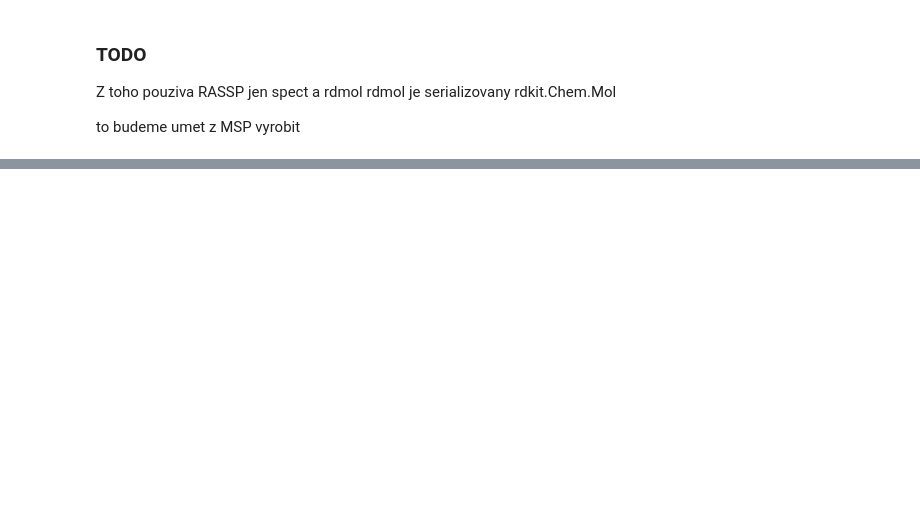
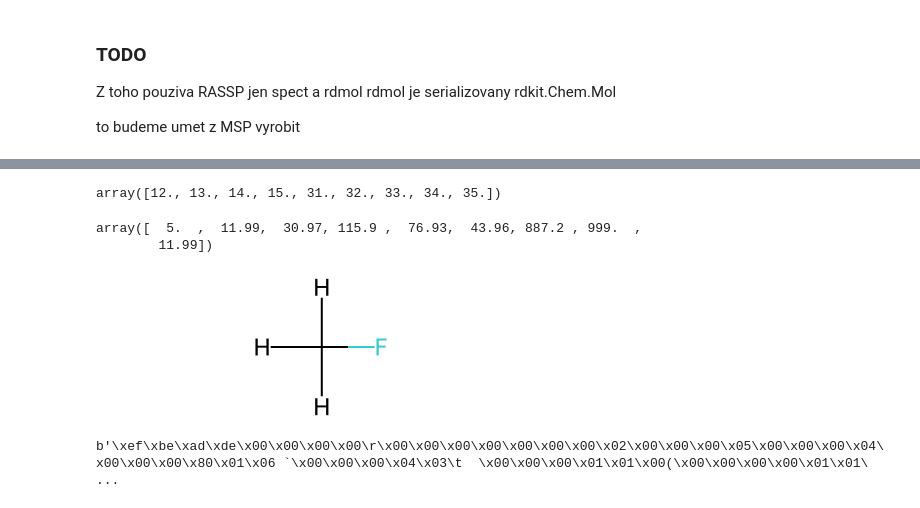
Before and after one commit to ljocha/gc-ms_bart, a Jupyter notebook: rassp-test.ipynb, the cells around one changed output, grey strips where cells are left out. Saved outputs shown, nothing was run; the diff lists cells and outputs as text; code cells hidden in the pictures; blank space fills up the shorter version.

```diff
--- a/rassp-test.ipynb
+++ b/rassp-test.ipynb
@@ -187,0 +175,5 @@ array([[1.2000000e+01, 1.5725836e-05],
+# %%
+nist_path = '20210925_NIST_EI_MS_cleaned.msp'
+
+from matchms.importing import load_from_msp
+nist = list(load_from_msp(nist_path, metadata_harmonization=False))
@@ -187,0 +198,19 @@ array([[1.2000000e+01, 1.5725836e-05],
+# %%
+nist[42].peaks.mz
+# %% [output]
+array([12., 13., 14., 15., 31., 32., 33., 34., 35.])
+# %%
+nist[42].peaks.intensities
+# %% [output]
+array([  5.  ,  11.99,  30.97, 115.9 ,  76.93,  43.96, 887.2 , 999.  ,
+        11.99])
+# %%
+mol = Chem.AddHs(Chem.MolFromSmiles(nist[42].metadata['smiles']))
+mol
+# %% [output]
+[figure, added]
+# %%
+b = mol.ToBinary()
+b
+# %% [output]
+b'\xef\xbe\xad\xde\x00\x00\x00\x00\r\x00\x00\x00\x00\x00\x00\x00\x02\x00\x00\x00\x05\x00\x00\x00\x04\x00\x00\x00\x80\x01\x06 `\x00\x00\x00\x04\x03\t  \x00\x00\x00\x01\x01\x00(\x00\x00\x00\x00\x01\x01\ ...
```
Also changed, not shown: parts of 28 cells of this notebook.
